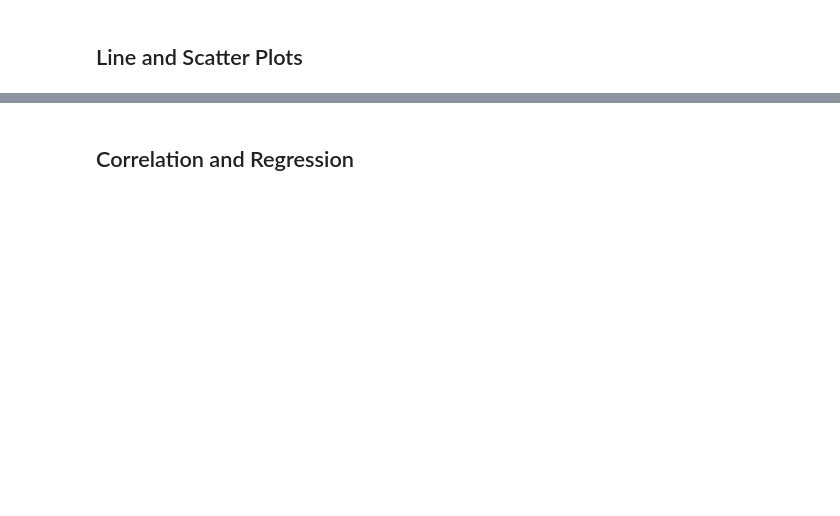
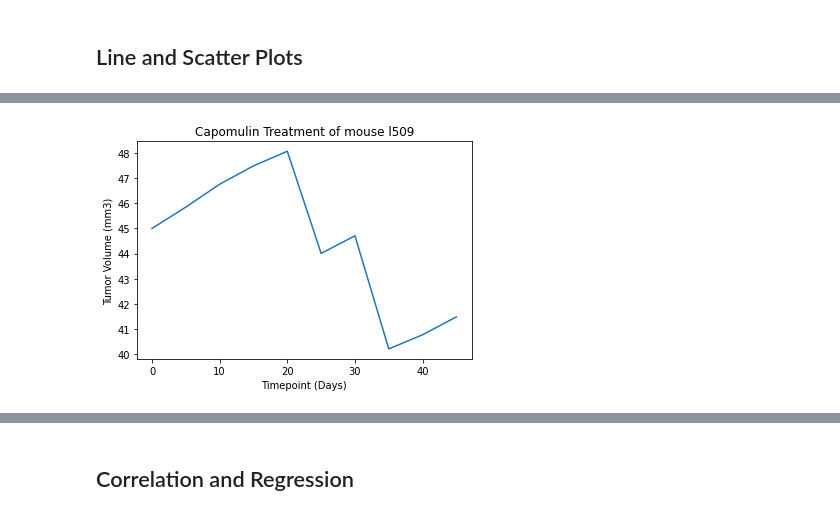
Before and after one commit to Ntorres95/matplotlib-hw, a Jupyter notebook: pymaceuticals_starter.ipynb, the cells around one changed output, grey strips where cells are left out. Saved outputs shown, nothing was run; the diff lists cells and outputs as text; code cells hidden in the pictures; blank space fills up the shorter version.

```diff
--- a/pymaceuticals_starter.ipynb
+++ b/pymaceuticals_starter.ipynb
@@ -263,0 +297,7 @@ sorted_clean_df
+# %%
+#rearranging the data to pull for the line plot
+base_data = merged_data.set_index("Mouse ID")
+line_scatter_data = base_data.sort_values(['Mouse ID', 'Timepoint'], ascending=[True, True])
+
+#sanity check
+line_scatter_data
@@ -263,0 +319,18 @@ sorted_clean_df
+# %%
+# Generate a line plot of time point versus tumor volume for a mouse treated with Capomulin
+
+#getting the data for the line plot
+y_values = line_scatter_data.loc["l509"]["Tumor Volume (mm3)"]
+x_values = line_scatter_data.loc["l509"]["Timepoint"]
+
+#creating the plot
+plt.plot(x_values, y_values)
+
+#adding labels and a title
+plt.xlabel("Timepoint (Days)")
+plt.ylabel("Tumor Volume (mm3)")
+plt.title("Capomulin Treatment of mouse l509")
+
+plt.show()
+# %% [output]
+[figure, added]
```
Also changed, not shown: parts of 10 cells of this notebook.
